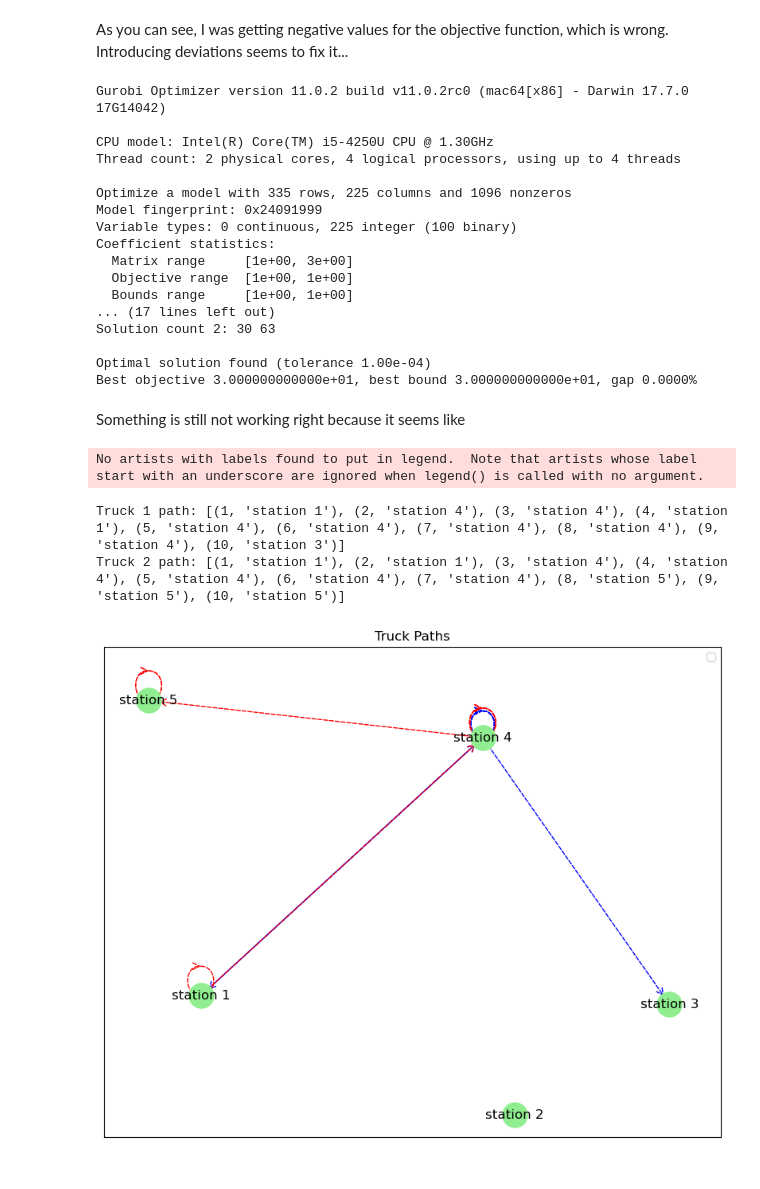
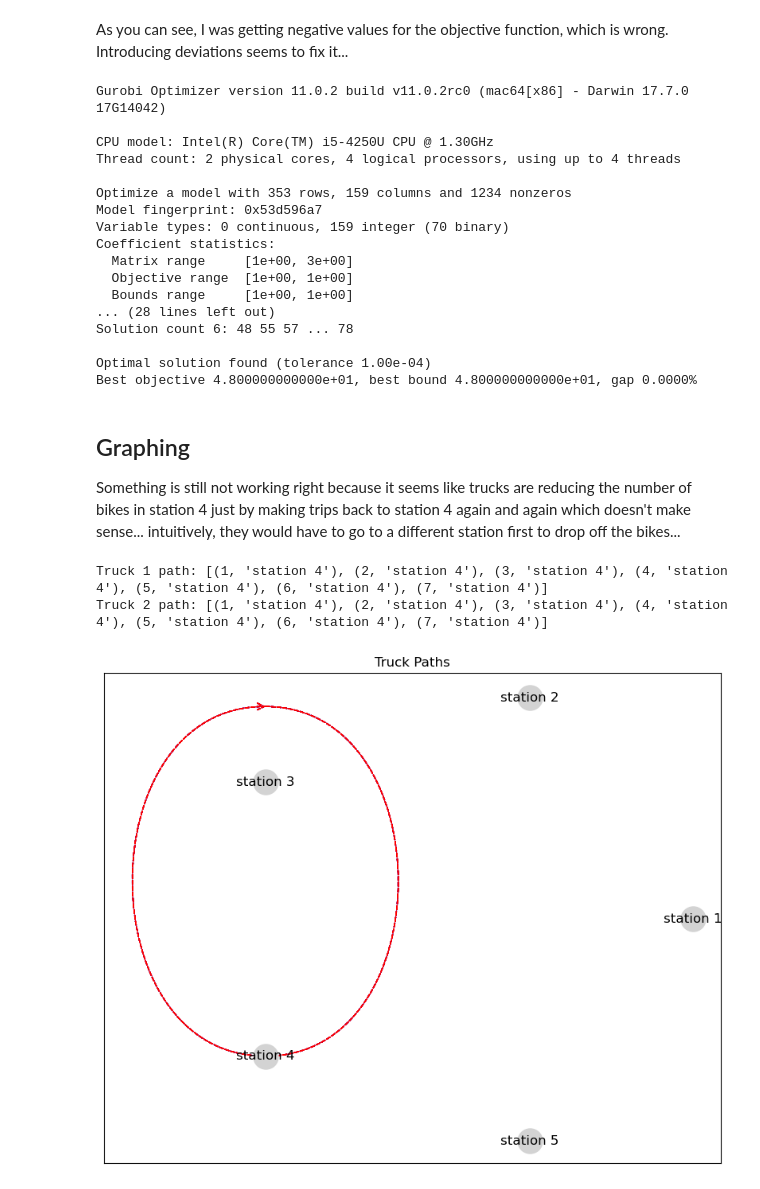
Before and after one commit to jarrettreimers/CSUREMM, a Jupyter notebook: gurobi_testing.ipynb, the cells around one changed output. Drawn from its saved outputs; the diff is of its cells as text; code cells hidden in the pictures.

```diff
--- a/gurobi_testing.ipynb
+++ b/gurobi_testing.ipynb
@@ -39,7 +39,7 @@ for t in range(1, T+1):
     for k in range(1, K+1):
         for s in stations:
             x[s,t,k] = model.addVar(name="x_%s,%s,%s"%(s,t,k), vtype=GRB.BINARY)
-            y[s,t,k] = model.addVar(name="x_%s,%s,%s"%(s,t,k), vtype=GRB.INTEGER)
+            y[s,t,k] = model.addVar(name="y_%s,%s,%s"%(s,t,k), vtype=GRB.INTEGER)
         b[t,k] = model.addVar(name="b_%s,%s"%(t,k), vtype=GRB.INTEGER)
 
 model.update()
@@ -124,7 +124,7 @@ for station in stations:
     elif start_levels[station] < optimal_levels[station]:
         under_stations.append(station)
 
-T = 10 # Number of time steps
+T = 7 # Number of time steps
 K = 2 # Number of trucks
 L = 3 # Number of bikes that can be moved in one time step
 
@@ -182,6 +182,16 @@ for t in range(2, T+1):
             model.addConstr(y[s, t, k] - y[s, t-1, k] <= L * x[s, t, k])
             model.addConstr(y[s, t-1, k] - y[s, t, k] <= L * x[s, t, k])
 
+# Constraint 8 in paper
+for t in range(2, T+1):
+    for k in range(1, K+1):
+        for s in over_stations:
+            model.addConstr(L * (x[s,t,k] - x[s,t-1,k]) <= L + (y[s,t,k] - y[s,t-1,k]))
+            model.addConstr(L * (x[s,t,k] - x[s,t-1,k]) >= -L - (y[s,t,k] - y[s,t-1,k]))
+        for s in under_stations:
+            model.addConstr(L * (x[s,t,k] - x[s,t-1,k]) <= L - (y[s,t,k] - y[s,t-1,k]))
+            model.addConstr(L * (x[s,t,k] - x[s,t-1,k]) >= -L + (y[s,t,k] - y[s,t-1,k]))
+
 # Absolute deviation constraints
 for s in stations:
     model.addConstr(deviation[s] >= optimal_levels[s] - sum(y[s, T, k] for k in range(1, K+1)))
@@ -194,20 +204,22 @@ Gurobi Optimizer version 11.0.2 build v11.0.2rc0 (mac64[x86] - Darwin 17.7.0 17G
 CPU model: Intel(R) Core(TM) i5-4250U CPU @ 1.30GHz
 Thread count: 2 physical cores, 4 logical processors, using up to 4 threads
 
-Optimize a model with 335 rows, 225 columns and 1096 nonzeros
-Model fingerprint: 0x24091999
-Variable types: 0 continuous, 225 integer (100 binary)
+Optimize a model with 353 rows, 159 columns and 1234 nonzeros
+Model fingerprint: 0x53d596a7
+Variable types: 0 continuous, 159 integer (70 binary)
 Coefficient statistics:
   Matrix range     [1e+00, 3e+00]
   Objective range  [1e+00, 1e+00]
   Bounds range     [1e+00, 1e+00]
-... (17 lines left out)
-Solution count 2: 30 63
+... (28 lines left out)
+Solution count 6: 48 55 57 ... 78
 
 Optimal solution found (tolerance 1.00e-04)
-Best objective 3.000000000000e+01, best bound 3.000000000000e+01, gap 0.0000%
+Best objective 4.800000000000e+01, best bound 4.800000000000e+01, gap 0.0000%
 # %% [markdown]
-Something is still not working right because it seems like
+## Graphing
+
+Something is still not working right because it seems like trucks are reducing the number of bikes in station 4 just by making trips back to station 4 again and again which doesn't make sense... intuitively, they would have to go to a different station first to drop off the bikes...
 # %%
 import matplotlib.pyplot as plt
 import networkx as nx
@@ -229,39 +241,43 @@ else:
 # Visualize the truck paths
 def plot_paths(truck_paths):
     G = nx.DiGraph()
-    pos = {station: (np.random.rand(), np.random.rand()) for station in stations}  # Random positions for stations
+
+    num_stations = len(stations)
+    angle_step = 2 * np.pi / num_stations
+    radius = 0.1  # You can adjust the radius as needed
+
+    pos = {stations[i]: (np.cos(i * angle_step) * radius, np.sin(i * angle_step) * radius) for i in range(num_stations)}
 
     # Add nodes
     for station in stations:
         G.add_node(station)
 
     # Add edges with arrows for each truck path
     for k, path in truck_paths.items():
         for i in range(len(path) - 1):
             t1, s1 = path[i]
             t2, s2 = path[i + 1]
             G.add_edge(s1, s2, truck=k, time_step=t1)
 
     edge_colors = ['blue', 'red']  # Different colors for different trucks
     # edge_styles = ['solid', 'dashed']  # Different styles for different trucks
 
     plt.figure(figsize=(10, 8))
     for k, path in truck_paths.items():
         edges = [(path[i][1], path[i + 1][1]) for i in range(len(path) - 1)]
         nx.draw_networkx_edges(G, pos, edgelist=edges, arrowstyle='->', arrowsize=15,
                                edge_color=edge_colors[k - 1], style='dashed', label=f'Truck {k}')
 
-    nx.draw_networkx_nodes(G, pos, node_size=500, node_color='lightgreen')
+    nx.draw_networkx_nodes(G, pos, node_size=500, node_color='lightgray')
     nx.draw_networkx_labels(G, pos, font_size=12)
 
-    plt.legend()
+    #plt.legend()
     plt.title("Truck Paths")
     plt.show()
 
 # Plot the paths
 plot_paths(truck_paths)
 # %% [output]
-No artists with labels found to put in legend.  Note that artists whose label start with an underscore are ignored when legend() is called with no argument.
+Truck 1 path: [(1, 'station 4'), (2, 'station 4'), (3, 'station 4'), (4, 'station 4'), (5, 'station 4'), (6, 'station 4'), (7, 'station 4')]
+Truck 2 path: [(1, 'station 4'), (2, 'station 4'), (3, 'station 4'), (4, 'station 4'), (5, 'station 4'), (6, 'station 4'), (7, 'station 4')]
-Truck 1 path: [(1, 'station 1'), (2, 'station 4'), (3, 'station 4'), (4, 'station 1'), (5, 'station 4'), (6, 'station 4'), (7, 'station 4'), (8, 'station 4'), (9, 'station 4'), (10, 'station 3')]
-Truck 2 path: [(1, 'station 1'), (2, 'station 1'), (3, 'station 4'), (4, 'station 4'), (5, 'station 4'), (6, 'station 4'), (7, 'station 4'), (8, 'station 5'), (9, 'station 5'), (10, 'station 5')]
-[figure, old version]
+[figure, new version]
```
